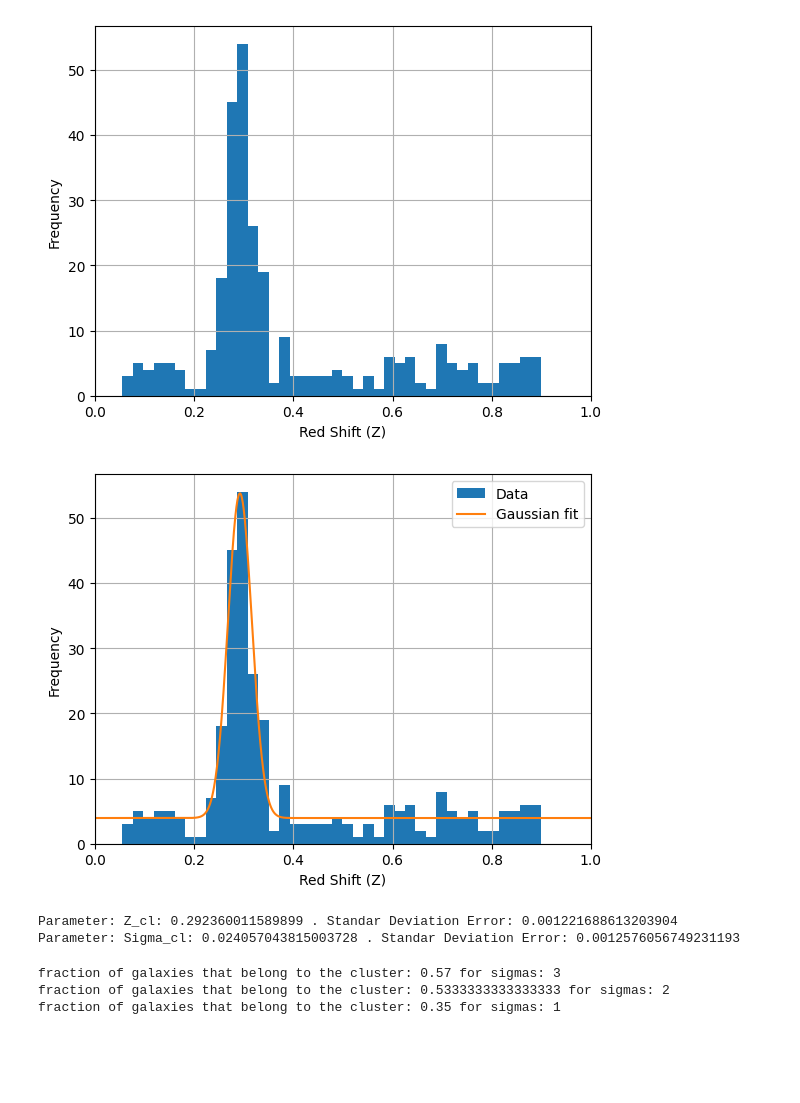
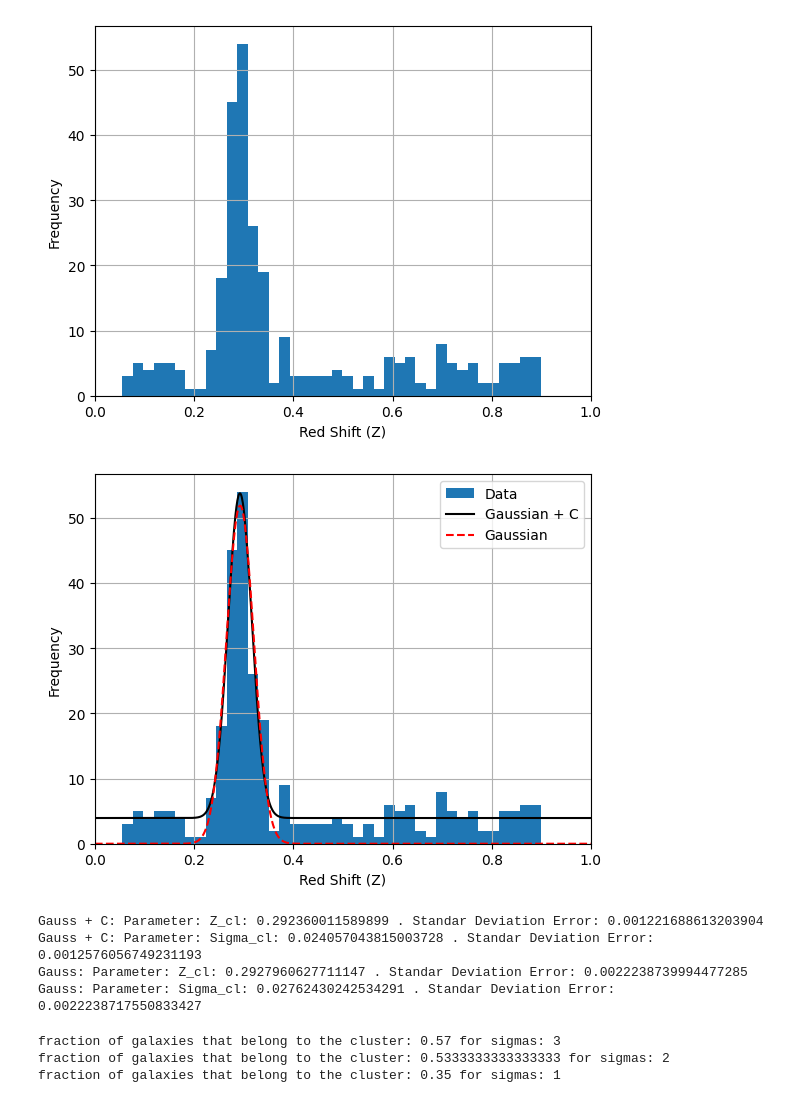
Before and after one commit to jdgv1709/Statistical-Analysis-of-the-Bullet-Cluster-Statistics-1-Course, a Jupyter notebook: Final Exam.ipynb, the cells around one changed output. Saved outputs shown, nothing was run; the diff lists cells and outputs as text; code cells hidden in the pictures; blank space fills up the shorter version.

Commit message:
Better Plot Part 1

```diff
--- a/Final Exam.ipynb
+++ b/Final Exam.ipynb
@@ -60,30 +60,42 @@ plt.show()
 # %%
 #Fit a Gaussian+background model to the cluster peak using MLE:
 bins_center = 0.5*(bins[:-1] + bins[1:])
 
 def gaussian_plus_background(z,A,z_cl,sigma_cl,C):
     return A* np.exp((-1*(z-z_cl)**2)/(2* sigma_cl**2)) + C
 
 
 x= np.linspace(0,1,1000)
-popt, pcov = curve_fit(gaussian_plus_background,bins_center,n)
+
+popt_bc, pcov_bc = curve_fit(gaussian_plus_background,bins_center,n)
+popt_nobc, pcov_nobc = curve_fit(model_1gauss,bins_center,n)
+
 plt.hist(data["z"],bins=40, label="Data")
 plt.ylabel("Frequency")
 plt.xlabel("Red Shift (Z)")
 plt.xlim((0,1))
 plt.grid("True")
-plt.plot(x,gaussian_plus_background(x, *popt),label="Gaussian fit")
+plt.plot(x,gaussian_plus_background(x, *popt_bc),label="Gaussian + C",color="black")
+plt.plot(x,model_1gauss(x,*popt_nobc),label="Gaussian",color="red",ls="--")
 plt.legend()
 plt.show()
-perr = np.sqrt(np.diag(pcov))
-print("Parameter: Z_cl: "+str(popt[1])+" . Standar Deviation Error: "+str(perr[1]))
-print("Parameter: Sigma_cl: "+str(popt[2])+" . Standar Deviation Error: "+str(perr[2]))
-z_cl=popt[1]
-sigma_cl=popt[2]
+perr_bc = np.sqrt(np.diag(pcov_bc))
+perr_nobc = np.sqrt(np.diag(pcov_nobc))
+
+print("Gauss + C: Parameter: Z_cl: "+str(popt_bc[1])+" . Standar Deviation Error: "+str(perr_bc[1]))
+print("Gauss + C: Parameter: Sigma_cl: "+str(popt_bc[2])+" . Standar Deviation Error: "+str(perr_bc[2]))
+z_bc=popt_bc[1]
+sigma_bc=popt_bc[2]
+z_nobc=popt_nobc[1]
+sigma_nobc=popt_nobc[2]
+print("Gauss: Parameter: Z_cl: "+str(popt_nobc[1])+" . Standar Deviation Error: "+str(perr_nobc[1]))
+print("Gauss: Parameter: Sigma_cl: "+str(popt_nobc[2])+" . Standar Deviation Error: "+str(perr_nobc[2]))
 # %% [output]
-[figure, old version]
+[figure, new version]
-Parameter: Z_cl: 0.292360011589899 . Standar Deviation Error: 0.001221688613203904
-Parameter: Sigma_cl: 0.024057043815003728 . Standar Deviation Error: 0.0012576056749231193
+Gauss + C: Parameter: Z_cl: 0.292360011589899 . Standar Deviation Error: 0.001221688613203904
+Gauss + C: Parameter: Sigma_cl: 0.024057043815003728 . Standar Deviation Error: 0.0012576056749231193
+Gauss: Parameter: Z_cl: 0.2927960627711147 . Standar Deviation Error: 0.0022238739994477285
+Gauss: Parameter: Sigma_cl: 0.02762430242534291 . Standar Deviation Error: 0.0022238717550833427
 # %%
 #Define cluster membership: a galaxy belongs to the cluster if |z − ẑcl| < 3σ̂cl.
 #Count how many galaxies satisfy this criterion. Report the fraction of members vs. total.
```
Also changed, not shown: parts of 3 cells of this notebook.
